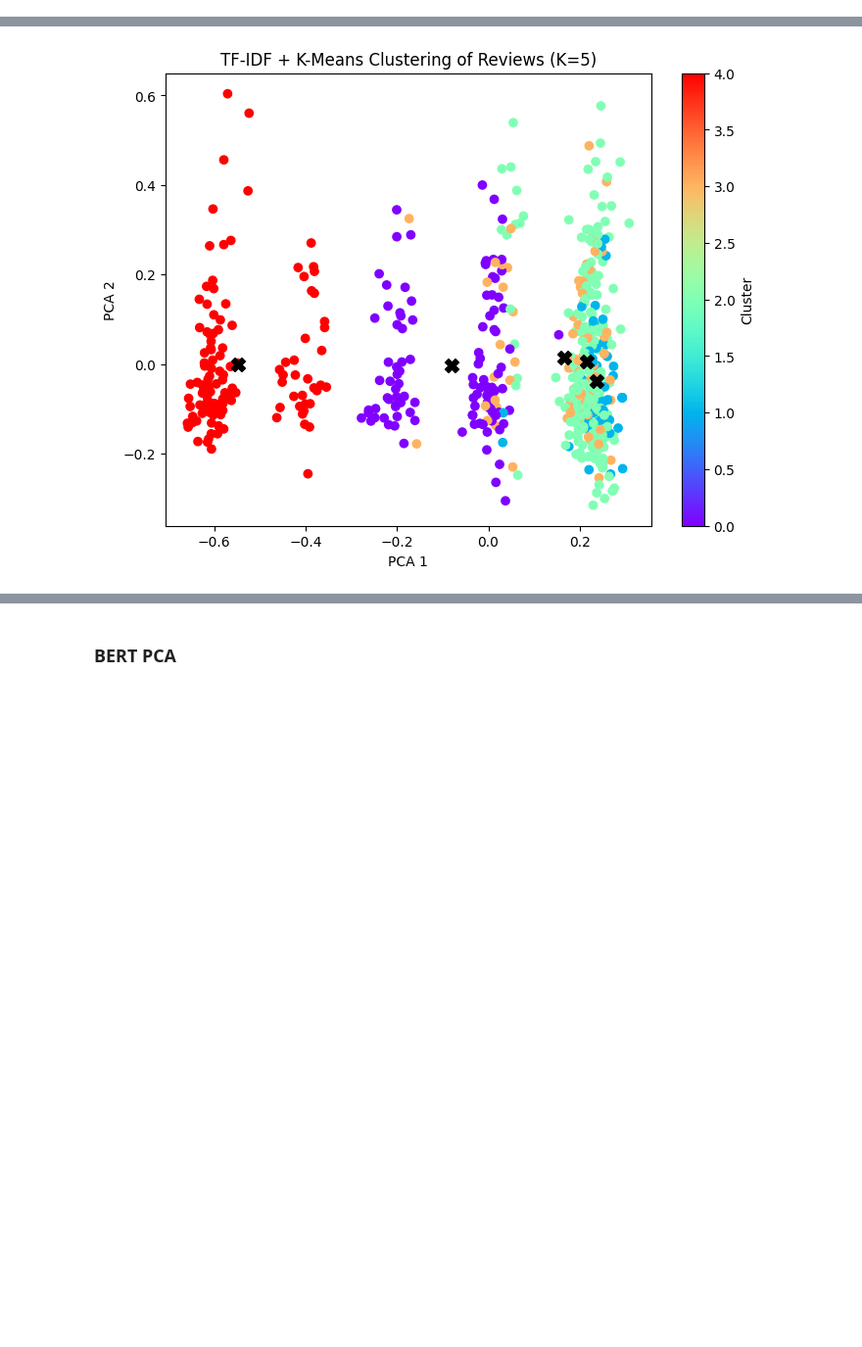
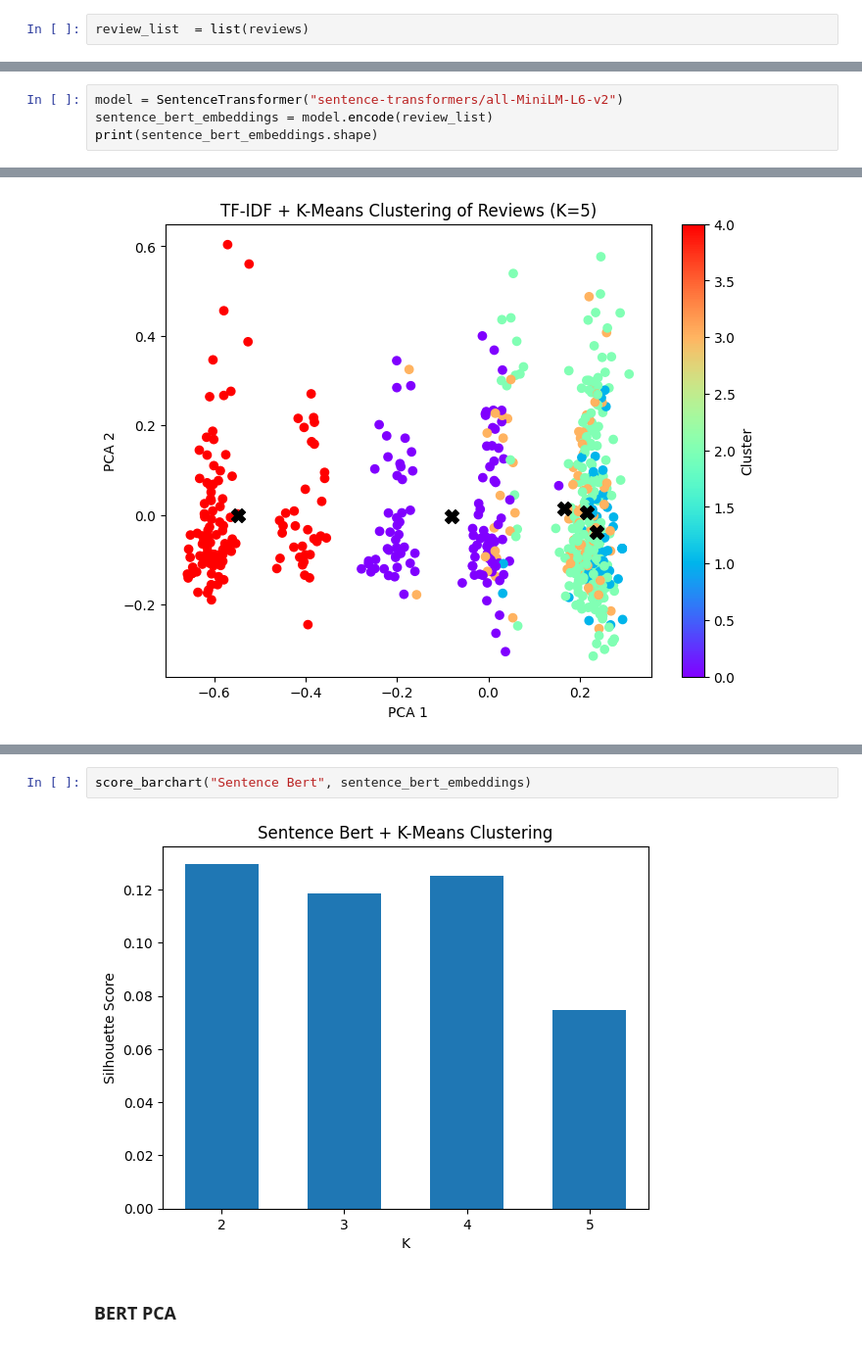
Before and after one commit to yishanhsieh/llm-segmentation, a Jupyter notebook: get_embeddings.ipynb, the cells around one changed output, grey strips where cells are left out. Shown at 98% size. Drawn from its saved outputs; the diff is of its cells as text; blank space fills up the shorter version.

```diff
--- a/Llama_colab_showing llama_result.ipynb
+++ b/get_embeddings.ipynb
@@ -164,3 +186,5 @@ tfidf_rating_combined_vectors = np.hstack((tfidf_vectors, reshaped_ratings))
 tfidf_rating_combined_vectors.shape
 # %% [output]
 (607, 301)
+# %%
+review_list  = list(reviews)
@@ -166,0 +210,4 @@ tfidf_rating_combined_vectors.shape
+# %%
+model = SentenceTransformer("sentence-transformers/all-MiniLM-L6-v2")
+sentence_bert_embeddings = model.encode(review_list)
+print(sentence_bert_embeddings.shape)
@@ -446,3 +557,7 @@ Silhouette Score for k=5: -0.013
+# %%
+score_barchart("Sentence Bert", sentence_bert_embeddings)
+# %% [output]
+[figure, added]
 # %% [markdown]
 ### BERT PCA
 # %%
```
Also changed, not shown: parts of 25 cells of this notebook, 7 other files.
